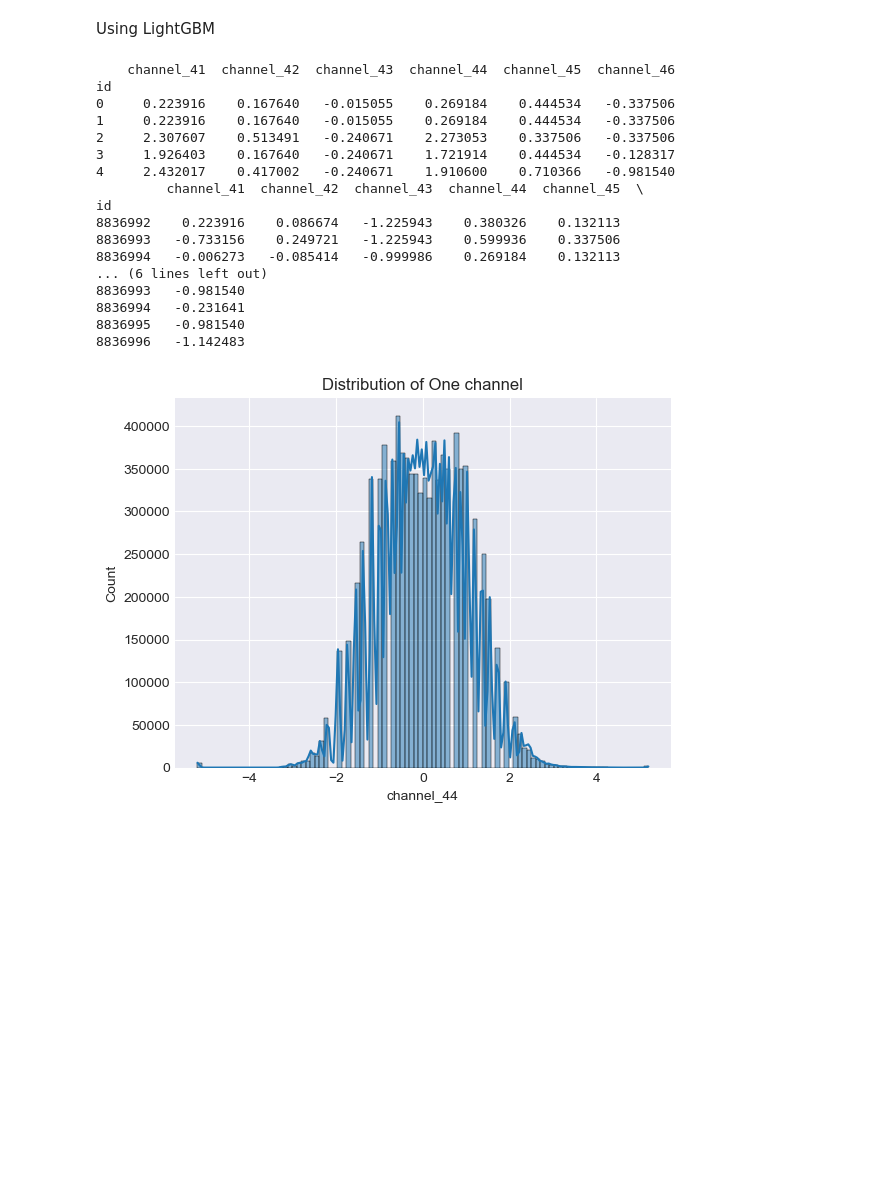
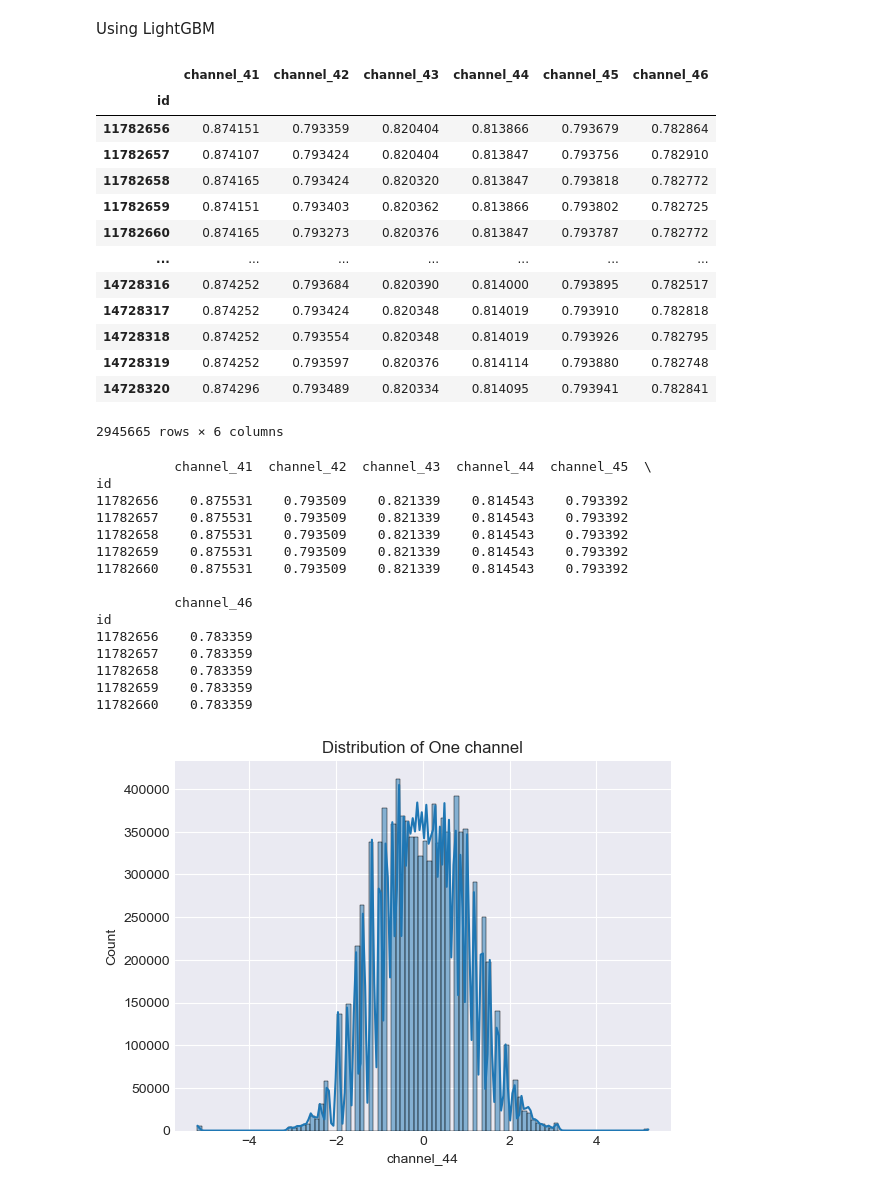
Before and after one commit to ecoakshat/ts_explore, a Jupyter notebook: Kaggle_1/Kaggle_ESA_Try.ipynb, the cells around one changed output. Saved outputs shown, nothing was run; the diff lists cells and outputs as text; code cells hidden in the pictures; blank space fills up the shorter version.

```diff
--- a/Kaggle_1/Kaggle_ESA_Try.ipynb
+++ b/Kaggle_1/Kaggle_ESA_Try.ipynb
@@ -504,3 +507,20 @@ Using LightGBM
+# %%
+x_test
+# %% [output]
+|  | channel_41 | channel_42 | channel_43 | channel_44 | channel_45 | channel_46 |
+| id |  |  |  |  |  |  |
+| 11782656 | 0.874151 | 0.793359 | 0.820404 | 0.813866 | 0.793679 | 0.782864 |
+| 11782657 | 0.874107 | 0.793424 | 0.820404 | 0.813847 | 0.793756 | 0.782910 |
+| 11782658 | 0.874165 | 0.793424 | 0.820320 | 0.813847 | 0.793818 | 0.782772 |
+| 11782659 | 0.874151 | 0.793403 | 0.820362 | 0.813866 | 0.793802 | 0.782725 |
+| 11782660 | 0.874165 | 0.793273 | 0.820376 | 0.813847 | 0.793787 | 0.782772 |
+| ... | ... | ... | ... | ... | ... | ... |
+| 14728316 | 0.874252 | 0.793684 | 0.820390 | 0.814000 | 0.793895 | 0.782517 |
+| 14728317 | 0.874252 | 0.793424 | 0.820348 | 0.814019 | 0.793910 | 0.782818 |
+| 14728318 | 0.874252 | 0.793554 | 0.820348 | 0.814019 | 0.793926 | 0.782795 |
+| 14728319 | 0.874252 | 0.793597 | 0.820376 | 0.814114 | 0.793880 | 0.782748 |
+| 14728320 | 0.874296 | 0.793489 | 0.820334 | 0.814095 | 0.793941 | 0.782841 |
+2945665 rows × 6 columns
 # %%
 from sklearn.preprocessing import QuantileTransformer
 
@@ -512,25 +532,24 @@ X_test = pd.DataFrame(qt.transform(x_test), columns=x_test.columns, index=x_test
 # %%
 # Check first few rows
-print(x_train.head())
-print(x_val.head())
+# print(x_train.head())
+# print(x_val.head())
+print(x_test1.head())
 # %% [output]
-    channel_41  channel_42  channel_43  channel_44  channel_45  channel_46
+          channel_41  channel_42  channel_43  channel_44  channel_45  \
 id
-0     0.223916    0.167640   -0.015055    0.269184    0.444534   -0.337506
-1     0.223916    0.167640   -0.015055    0.269184    0.444534   -0.337506
-2     2.307607    0.513491   -0.240671    2.273053    0.337506   -0.337506
-3     1.926403    0.167640   -0.240671    1.721914    0.444534   -0.128317
-4     2.432017    0.417002   -0.240671    1.910600    0.710366   -0.981540
-         channel_41  channel_42  channel_43  channel_44  channel_45  \
+11782656    0.875531    0.793509    0.821339    0.814543    0.793392
+11782657    0.875531    0.793509    0.821339    0.814543    0.793392
+11782658    0.875531    0.793509    0.821339    0.814543    0.793392
+11782659    0.875531    0.793509    0.821339    0.814543    0.793392
+11782660    0.875531    0.793509    0.821339    0.814543    0.793392
+
+          channel_46
 id
-8836992    0.223916    0.086674   -1.225943    0.380326    0.132113
-8836993   -0.733156    0.249721   -1.225943    0.599936    0.337506
-8836994   -0.006273   -0.085414   -0.999986    0.269184    0.132113
-... (6 lines left out)
-8836993   -0.981540
-8836994   -0.231641
-8836995   -0.981540
-8836996   -1.142483
+11782656    0.783359
+11782657    0.783359
+11782658    0.783359
+11782659    0.783359
+11782660    0.783359
 # %%
 # Extract and process the 'channel_41' column
 channel_41_data = pd.to_numeric(x_train['channel_44'], errors='coerce').dropna()
```
Also changed, not shown: parts of 2 cells of this notebook.
